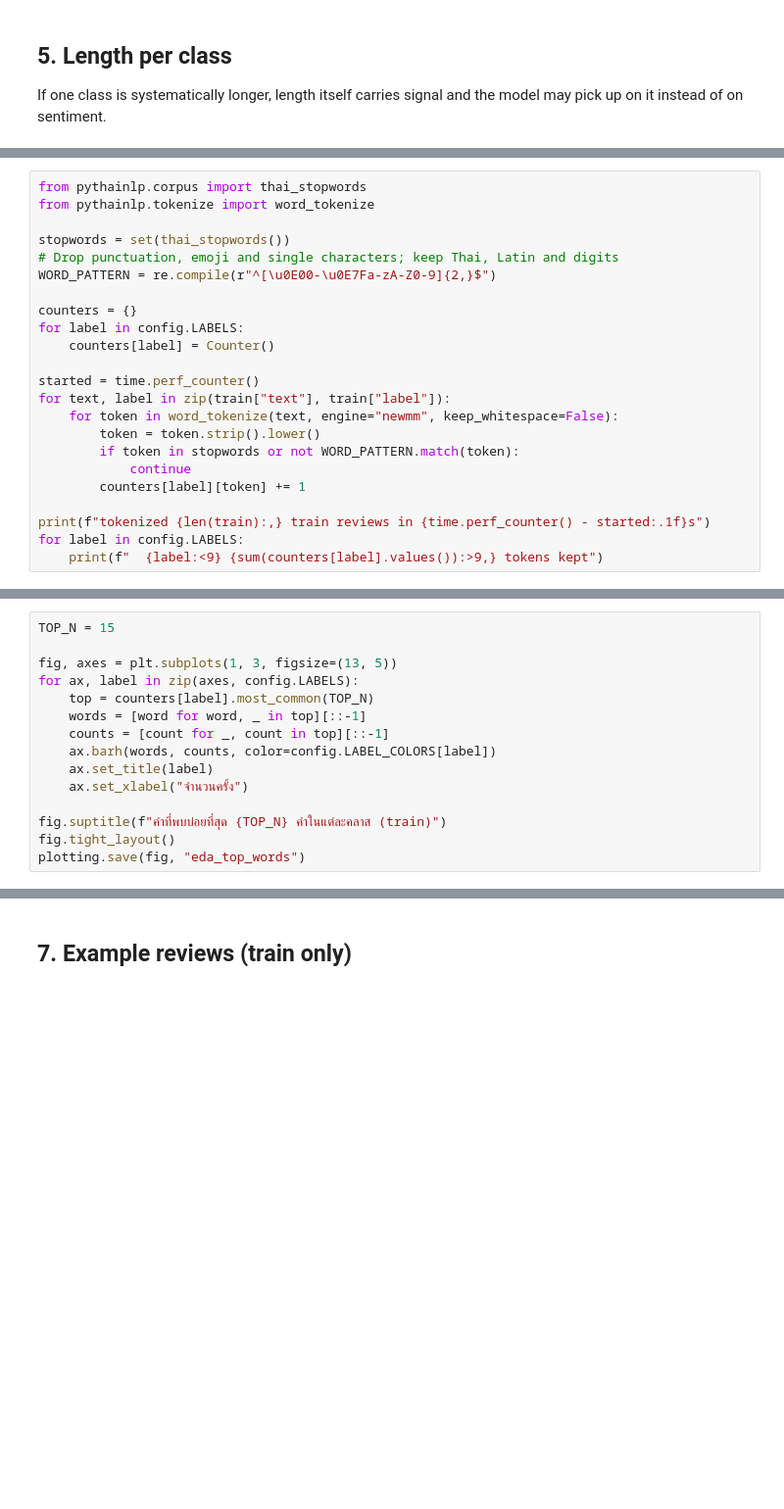
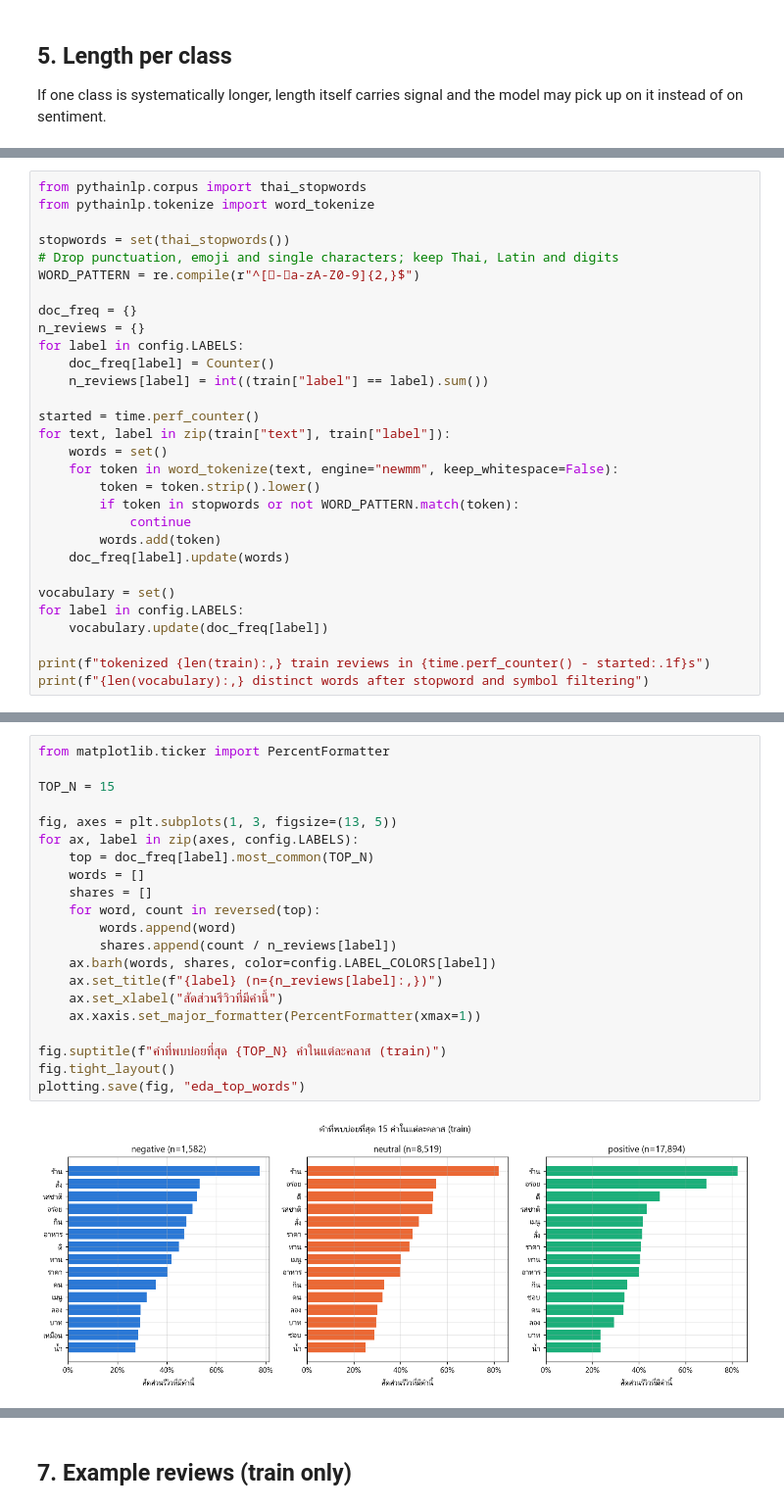
Before and after one commit to Raschakorn2549/thai-review-embeddings, a Jupyter notebook: notebooks/01_eda.ipynb, the cells around one changed output, grey strips where cells are left out. Shown at 98% size. Drawn from its saved outputs; the diff is of its cells as text; blank space fills up the shorter version.

Commit message:
Add EDA notebook and figures
Counts words by document frequency rather than token count so a single long
review cannot dominate a class.

```diff
--- a/notebooks/01_eda.ipynb
+++ b/notebooks/01_eda.ipynb
@@ -203,20 +270,27 @@ from pythainlp.tokenize import word_tokenize
 
 stopwords = set(thai_stopwords())
 # Drop punctuation, emoji and single characters; keep Thai, Latin and digits
-WORD_PATTERN = re.compile(r"^[\u0E00-\u0E7Fa-zA-Z0-9]{2,}$")
+WORD_PATTERN = re.compile(r"^[฀-๿a-zA-Z0-9]{2,}$")
 
-counters = {}
+doc_freq = {}
+n_reviews = {}
 for label in config.LABELS:
-    counters[label] = Counter()
+    doc_freq[label] = Counter()
+    n_reviews[label] = int((train["label"] == label).sum())
 
 started = time.perf_counter()
 for text, label in zip(train["text"], train["label"]):
+    words = set()
     for token in word_tokenize(text, engine="newmm", keep_whitespace=False):
         token = token.strip().lower()
         if token in stopwords or not WORD_PATTERN.match(token):
             continue
-        counters[label][token] += 1
+        words.add(token)
+    doc_freq[label].update(words)
+
+vocabulary = set()
+for label in config.LABELS:
+    vocabulary.update(doc_freq[label])
 
 print(f"tokenized {len(train):,} train reviews in {time.perf_counter() - started:.1f}s")
-for label in config.LABELS:
-    print(f"  {label:<9} {sum(counters[label].values()):>9,} tokens kept")
+print(f"{len(vocabulary):,} distinct words after stopword and symbol filtering")
@@ -223,15 +300,23 @@ for label in config.LABELS:
 # %%
+from matplotlib.ticker import PercentFormatter
+
 TOP_N = 15
 
 fig, axes = plt.subplots(1, 3, figsize=(13, 5))
 for ax, label in zip(axes, config.LABELS):
-    top = counters[label].most_common(TOP_N)
-    words = [word for word, _ in top][::-1]
-    counts = [count for _, count in top][::-1]
-    ax.barh(words, counts, color=config.LABEL_COLORS[label])
-    ax.set_title(label)
-    ax.set_xlabel("จำนวนครั้ง")
+    top = doc_freq[label].most_common(TOP_N)
+    words = []
+    shares = []
+    for word, count in reversed(top):
+        words.append(word)
+        shares.append(count / n_reviews[label])
+    ax.barh(words, shares, color=config.LABEL_COLORS[label])
+    ax.set_title(f"{label} (n={n_reviews[label]:,})")
+    ax.set_xlabel("สัดส่วนรีวิวที่มีคำนี้")
+    ax.xaxis.set_major_formatter(PercentFormatter(xmax=1))
 
 fig.suptitle(f"คำที่พบบ่อยที่สุด {TOP_N} คำในแต่ละคลาส (train)")
 fig.tight_layout()
 plotting.save(fig, "eda_top_words")
+# %% [output]
+[figure, added]
```
Also changed, not shown: parts of 19 cells of this notebook, 13 other files.
